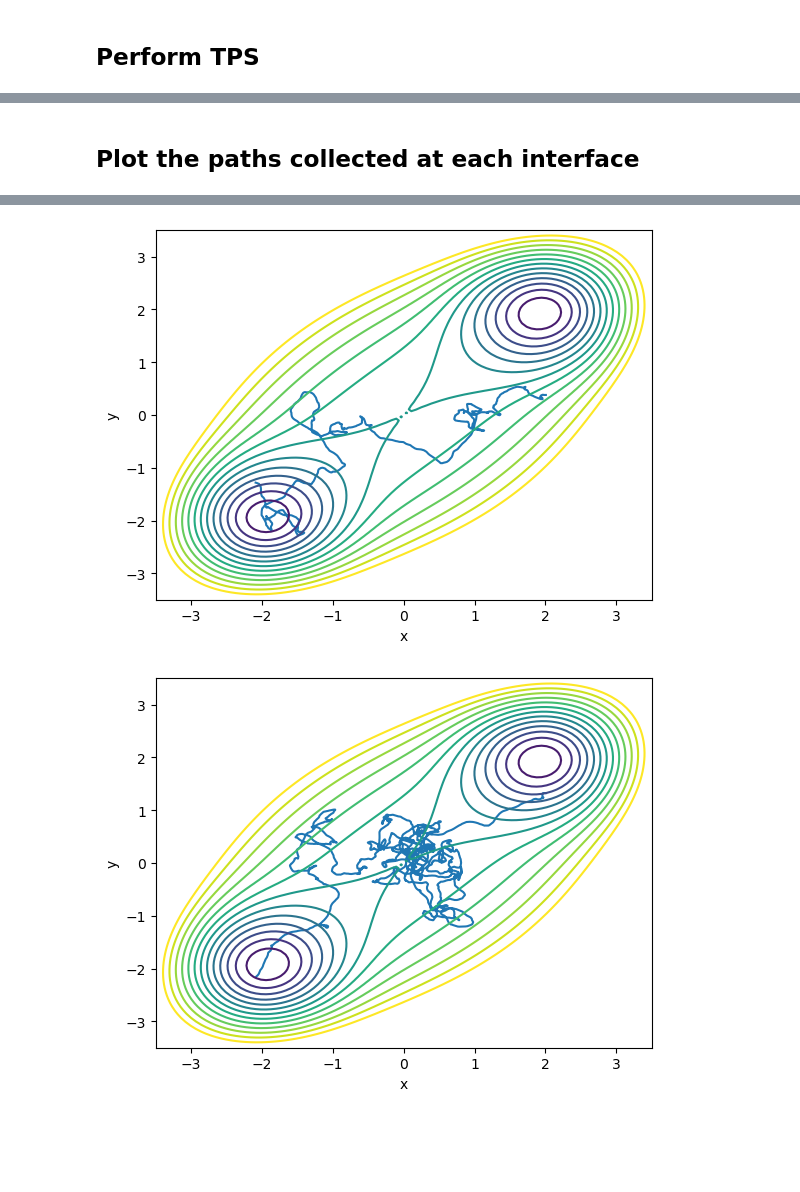
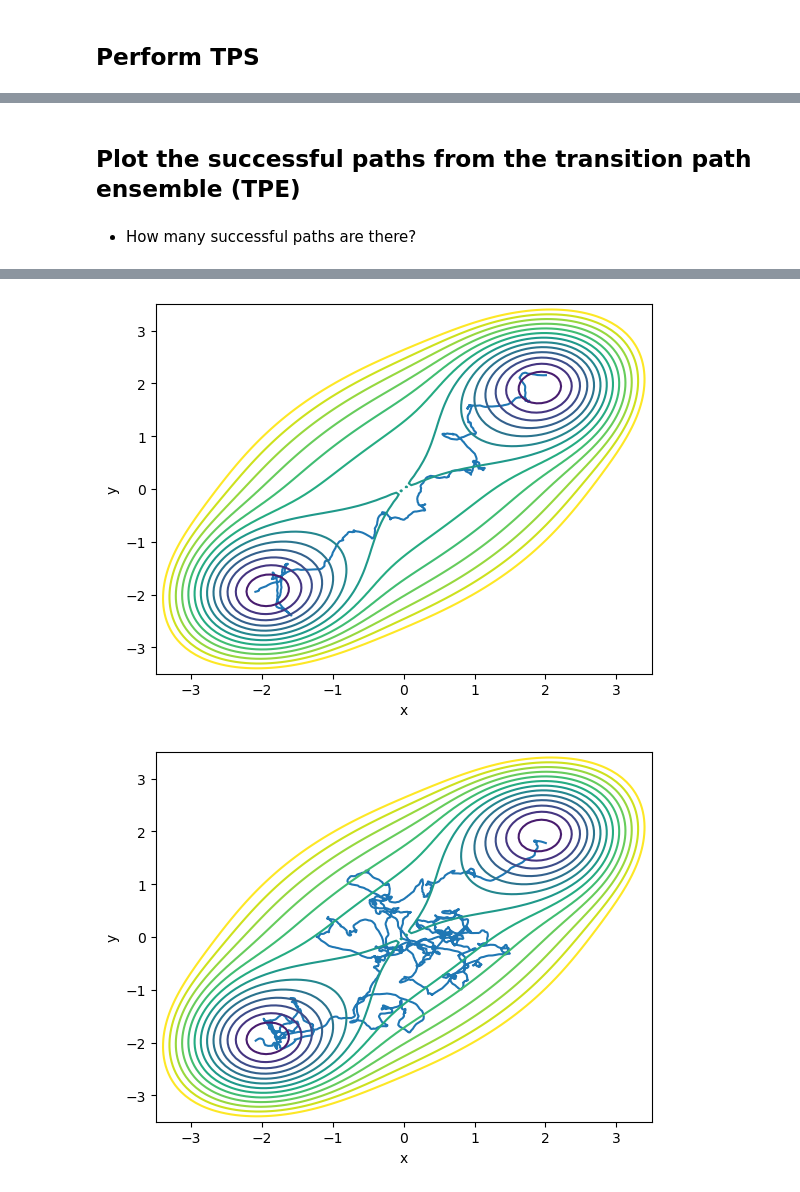
Before and after one commit to minhx010/iCoMSE-planning-spring2023, a Jupyter notebook: TPS.ipynb, the cells around one changed output, grey strips where cells are left out. Drawn from its saved outputs; the diff is of its cells as text; code cells hidden in the pictures; blank space fills up the shorter version.

Commit message:
update more visualization for each step for all the notebooks, and incorporate more questionnaire markdowns for participants

```diff
--- a/TPS.ipynb
+++ b/TPS.ipynb
@@ -214,2 +298,4 @@ Acceptance Probability: 0.048
 # %% [markdown]
-## Plot the paths collected at each interface
+## Plot the successful paths from the transition path ensemble (TPE)
+# %% [markdown]
+- How many successful paths are there?
@@ -216,6 +304,7 @@ Acceptance Probability: 0.048
 # %%
+skip = 10
 
-for j in range(0,len(successful_paths),10):
+for j in range(0,len(successful_paths),skip):
     plt.plot(successful_paths[j][:,0],successful_paths[j][:,1])
     plt.contour(x_vec,y_vec,energy,[-3.5,-3,-2.5,-2,-1.5,-1,-0.5,0,0.5,1,1.5,2,2.5,3]) # plot the energy landscape/contour
     plt.xlabel('x')
@@ -227,2 +316,2 @@ for j in range(0,len(successful_paths),10):
-[figure, old version]
+[figure, new version]
-[figure, old version]
+[figure, new version]
```
Also changed, not shown: parts of 26 cells of this notebook, 4 other files.
